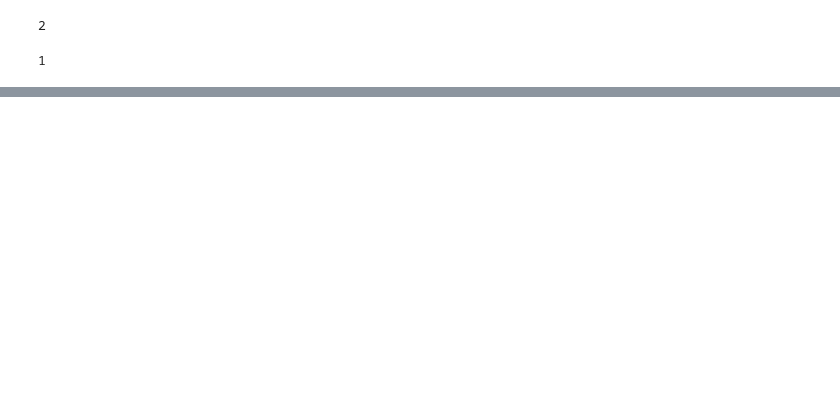
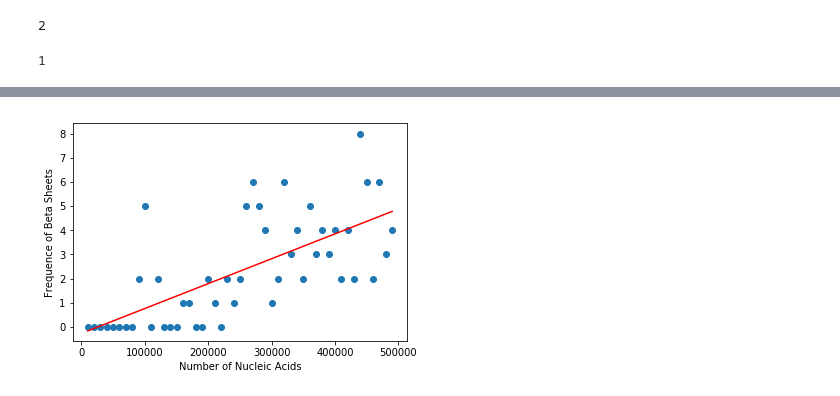
Before and after one commit to wteepe1/Final-Project, a Jupyter notebook: Final_Project.ipynb, the cells around one changed output, grey strips where cells are left out. Drawn from its saved outputs; the diff is of its cells as text; code cells hidden in the pictures; blank space fills up the shorter version.

```diff
--- a/Final_Project.ipynb
+++ b/Final_Project.ipynb
@@ -149,0 +163,13 @@ A.fbeta
+# %%
+#graph for beta sheets
+x= range(10000,500000,10000)
+y=[0,0,0,0,0,0,0,0,2,5,0,2,0,0,0,1,1,0,0,2,1,0,2,1,2,5,6,5,4,1,2,6,3,4,2,5,3,4,3,4,2,4,2,8,6,2,6,3,4]
+plt.scatter(x,y)
+plt.ylabel("Frequence of Beta Sheets")
+plt.xlabel("Number of Nucleic Acids")
+#plotting linear fit line
+a, b = np.polyfit(x, y, 1)
+plt.plot(x, a*x+b, color= 'red')
+plt.show()
+# %% [output]
+[figure, added]
```
Also changed, not shown: parts of 4 cells of this notebook.
